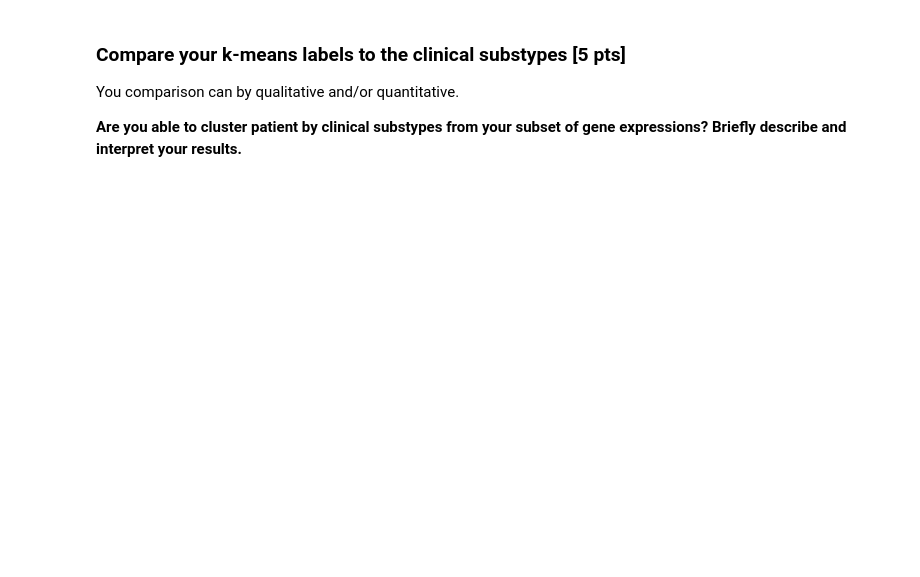
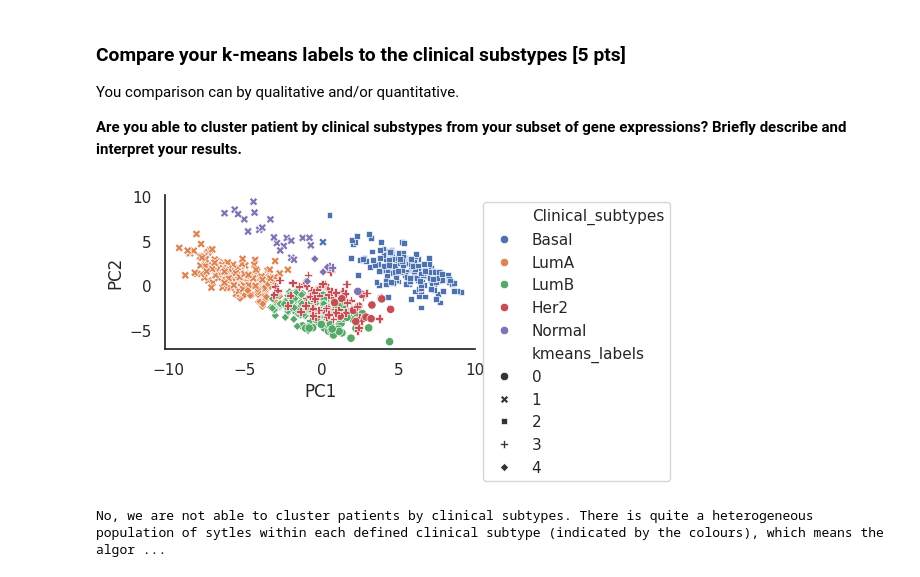
Before and after one commit to nancy-aloy/BIM6065C, a Jupyter notebook: notebooks/exercices_good_practices.ipynb, the cells around one changed output. Drawn from its saved outputs; the diff is of its cells as text; code cells hidden in the pictures; blank space fills up the shorter version.

```diff
--- a/notebooks/exercices_good_practices.ipynb
+++ b/notebooks/exercices_good_practices.ipynb
@@ -271,3 +271,9 @@ I do not think the k-means algorithm would be better because the clinical subtyp
 # %% [markdown]
 ### Apply the K-means algorithme to your reduced dataset [5 pts]
 When applying the K-means, you should use all 25 PCs, generated by your PCA. Add the k-means labels to your reduced dataset.
+# %%
+kmean_algo = sklearn.cluster.KMeans(n_clusters=5, n_init="auto")
+genes_reduce_kmeans = genes_reduce.iloc[:,0:25]
+kmeans_genes = kmean_algo.fit(genes_reduce_kmeans)
+genes_reduce_kmeans.loc[:, "kmeans_labels"] = kmeans_genes.labels_
+genes_reduce_kmeans
@@ -278,3 +302,16 @@ When applying the K-means, you should use all 25 PCs, generated by your PCA. Add
 You comparison can by qualitative and/or quantitative.
 
 **Are you able to cluster patient by clinical substypes from your subset of gene expressions? Briefly describe and interpret your results.**
+# %%
+genes_reduce_kmeans.loc[:, "Clinical_subtypes"] = df["Clinical_subtypes"]
+q = sns.scatterplot(genes_reduce_kmeans, x=0, y=1, hue="Clinical_subtypes", style="kmeans_labels")
+q.set_xlabel('PC1')
+q.set_ylabel('PC2')
+sns.move_legend(q, "upper left", bbox_to_anchor=(1,1))
+sns.despine()
+# %% [output]
+[figure, added]
+# %%
+print("No, we are not able to cluster patients by clinical subtypes. There is quite a heterogeneous population of sytles within each defined clinical subtype (indicated by the colours), which means the algorithm was not able to accurately split the population into the 5 different groups.")
+# %% [output]
+No, we are not able to cluster patients by clinical subtypes. There is quite a heterogeneous population of sytles within each defined clinical subtype (indicated by the colours), which means the algor ...
```
Also changed, not shown: parts of 3 cells of this notebook.
